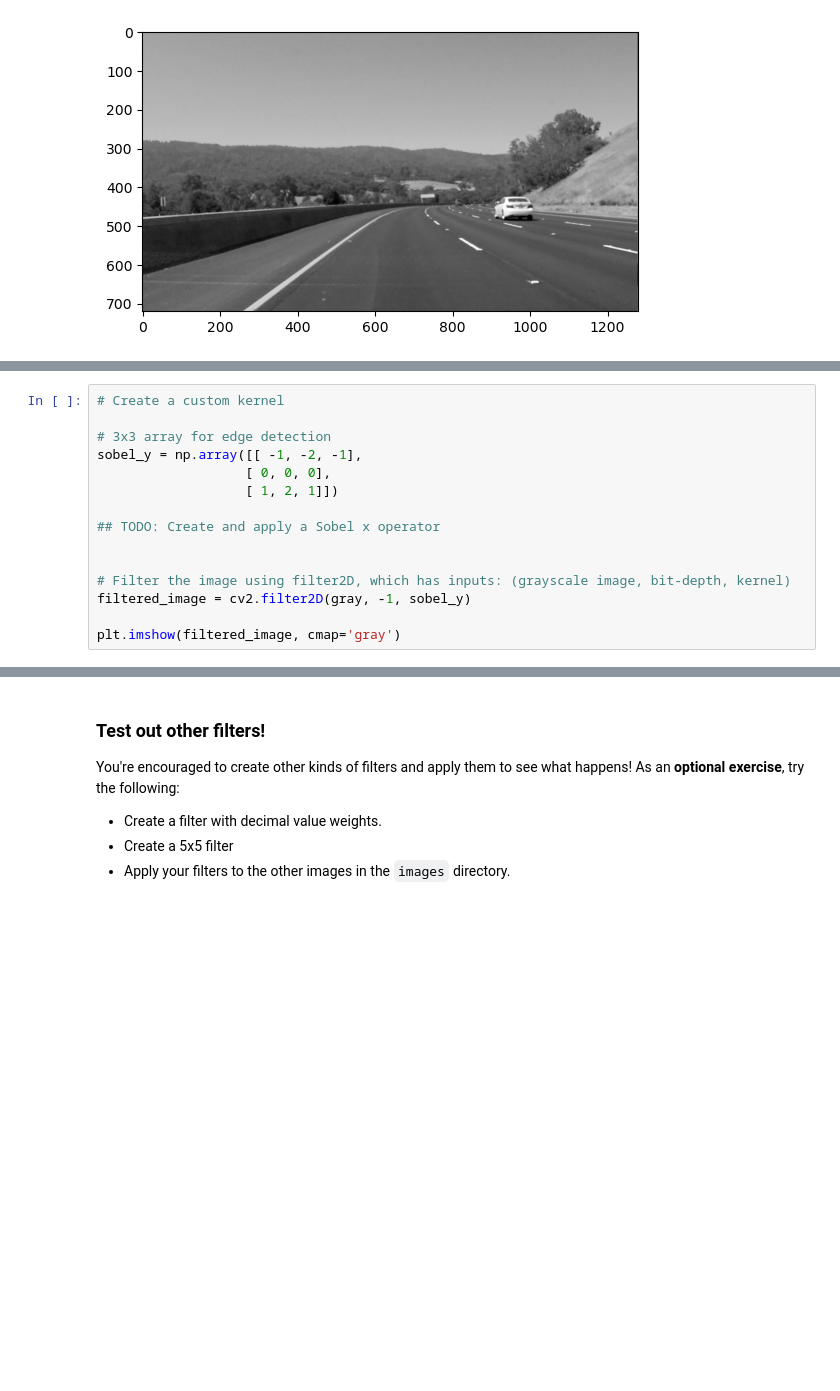
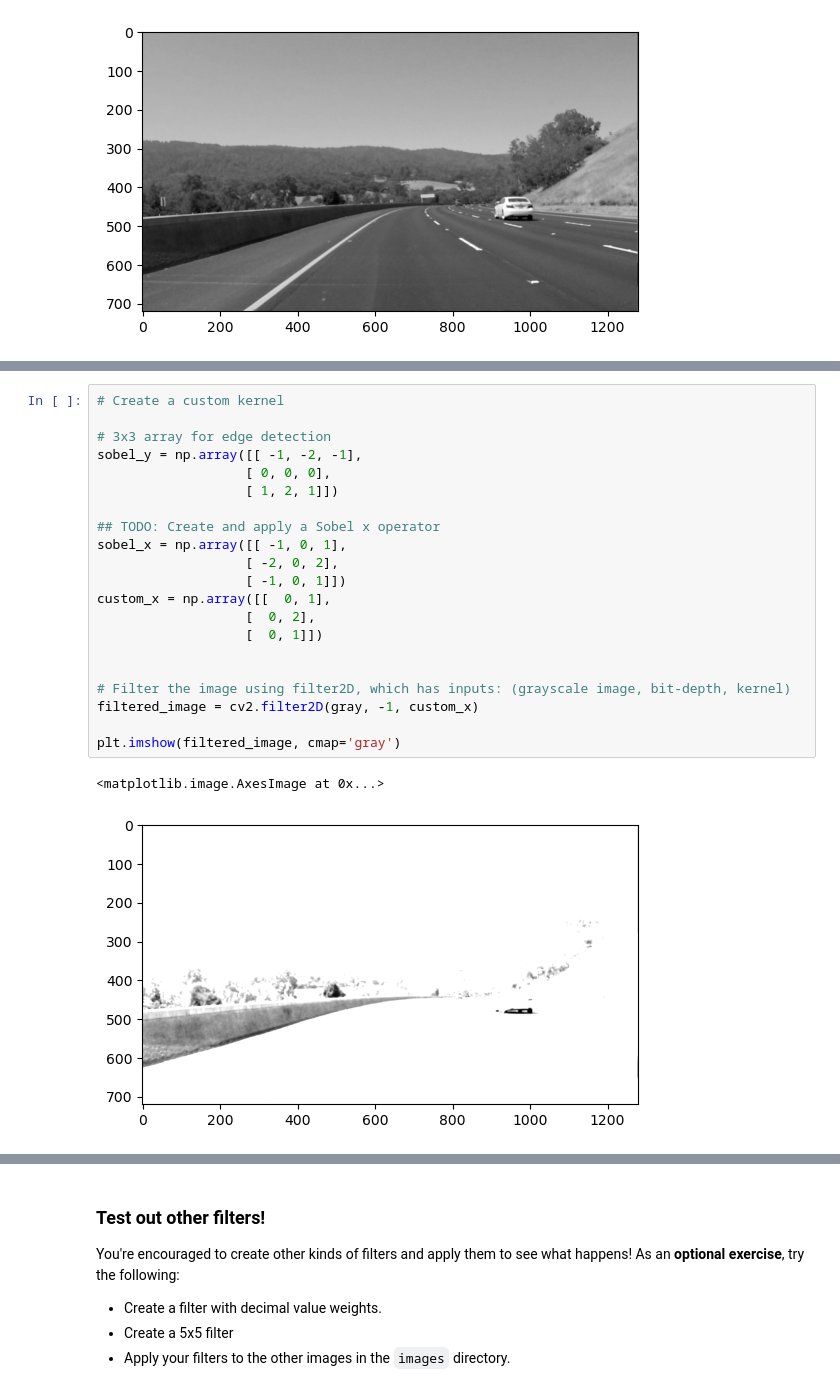
Before and after one commit to Hercogs/cd0360-Introduction-to-Computer-Vision, a Jupyter notebook: 1_2_Convolutional_Filters_Edge_Detection/2. Finding Edges and Custom Kernels.ipynb, the cells around one changed output, grey strips where cells are left out. Drawn from its saved outputs; the diff is of its cells as text; blank space fills up the shorter version.

```diff
--- a/1_2_Convolutional_Filters_Edge_Detection/2. Finding Edges and Custom Kernels.ipynb
+++ b/1_2_Convolutional_Filters_Edge_Detection/2. Finding Edges and Custom Kernels.ipynb
@@ -45,15 +45,24 @@ For a challenge, see if you can put the image through a series of filters: first
 # %%
 # Create a custom kernel
 
 # 3x3 array for edge detection
 sobel_y = np.array([[ -1, -2, -1],
                    [ 0, 0, 0],
                    [ 1, 2, 1]])
 
 ## TODO: Create and apply a Sobel x operator
+sobel_x = np.array([[ -1, 0, 1],
+                   [ -2, 0, 2],
+                   [ -1, 0, 1]])
+custom_x = np.array([[  0, 1],
+                   [  0, 2],
+                   [  0, 1]])
 
 
 # Filter the image using filter2D, which has inputs: (grayscale image, bit-depth, kernel)
-filtered_image = cv2.filter2D(gray, -1, sobel_y)
+filtered_image = cv2.filter2D(gray, -1, custom_x)
 
 plt.imshow(filtered_image, cmap='gray')
+# %% [output]
+<matplotlib.image.AxesImage at 0x...>
+[figure, added]
```
Also changed, not shown: parts of 6 cells of this notebook, 2 other files.
